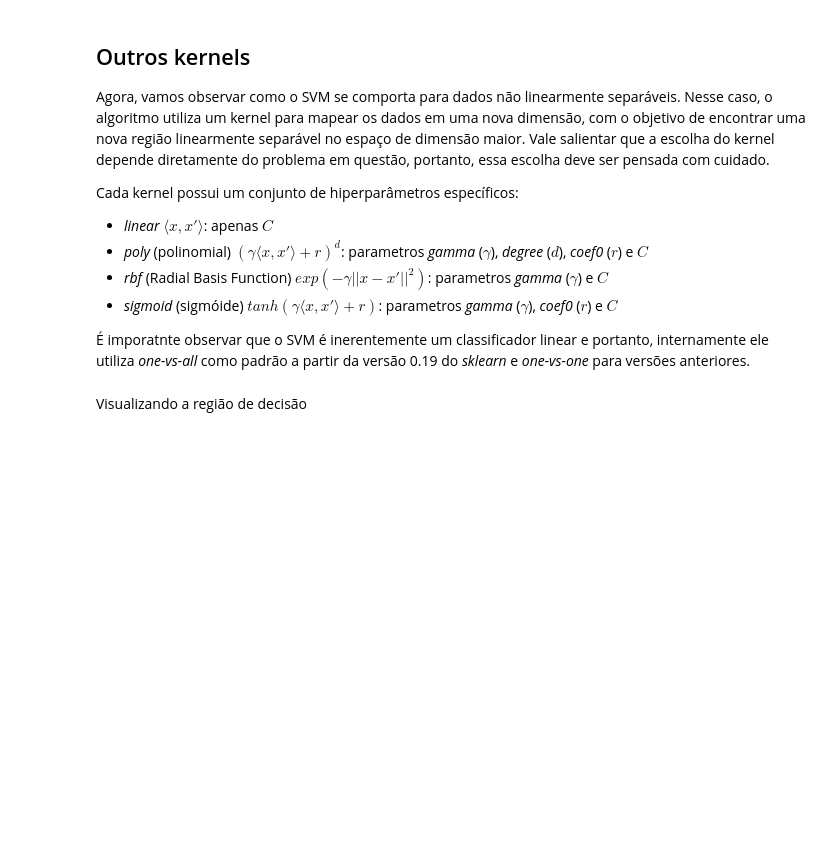
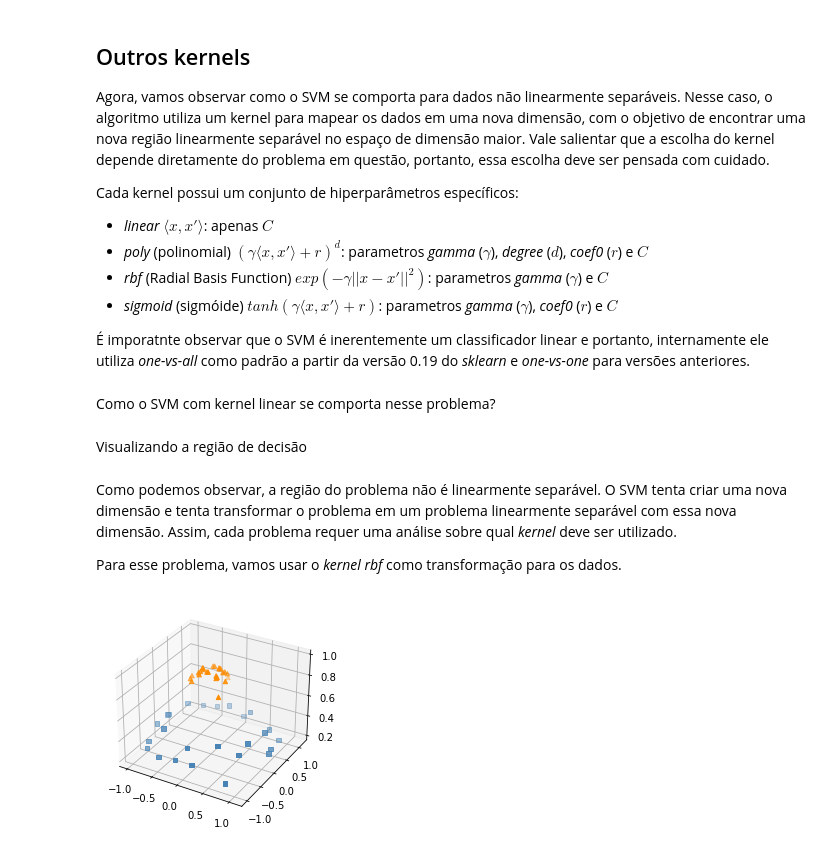
Before and after one commit to walbermr/monitoria-ml, a Jupyter notebook: 8-svm.ipynb, the cells around one changed output. Saved outputs shown, nothing was run; the diff lists cells and outputs as text; code cells hidden in the pictures; blank space fills up the shorter version.

Commit message:
Adicionando visualização do kernel trick

```diff
--- a/8-svm.ipynb
+++ b/8-svm.ipynb
@@ -201,6 +201,8 @@ plt.scatter(
     c=colors[1],
     marker=markers[1]
 )
+# %% [markdown]
+Como o SVM com kernel linear se comporta nesse problema?
 # %%
 plt.scatter(
     X[y==0, 0],
@@ -229,3 +231,20 @@ show_decision_region(
     "f0",
     "f1"
 )
+# %% [markdown]
+Como podemos observar, a região do problema não é linearmente separável. O SVM tenta criar uma nova dimensão e tenta transformar o problema em um problema linearmente separável com essa nova dimensão. Assim, cada problema requer uma análise sobre qual _kernel_ deve ser utilizado.
+
+Para esse problema, vamos usar o _kernel_ _rbf_ como transformação para os dados.
+# %%
+f = lambda x: np.exp(-(x**2).sum(1))
+z = f(X) # criando uma nova dimensão
+
+from mpl_toolkits import mplot3d
+
+ax = plt.subplot(projection='3d')
+# visualizar essa nova dimensão
+ax.scatter3D(X[y==0, 0], X[y==0, 1], z[y==0], c=colors[0], marker=markers[0])
+ax.scatter3D(X[y==1, 0], X[y==1, 1], z[y==1], c=colors[1], marker=markers[1])
+plt.show()
+# %% [output]
+[figure, added]
```
Also changed, not shown: parts of 3 cells of this notebook.
